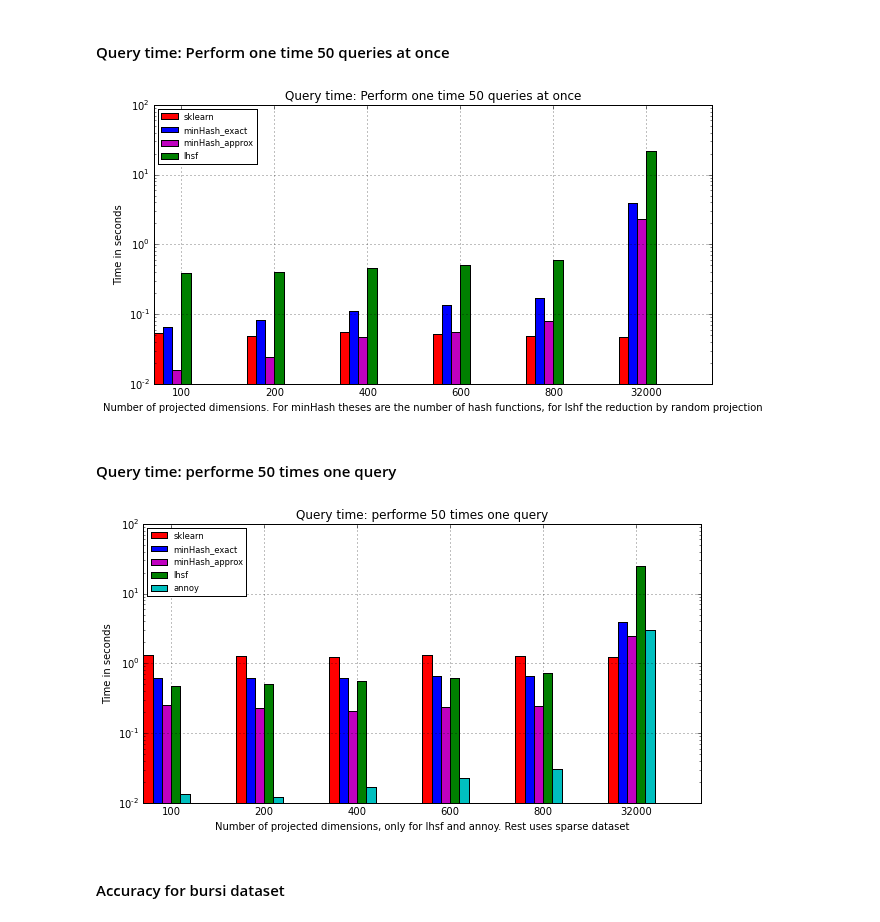
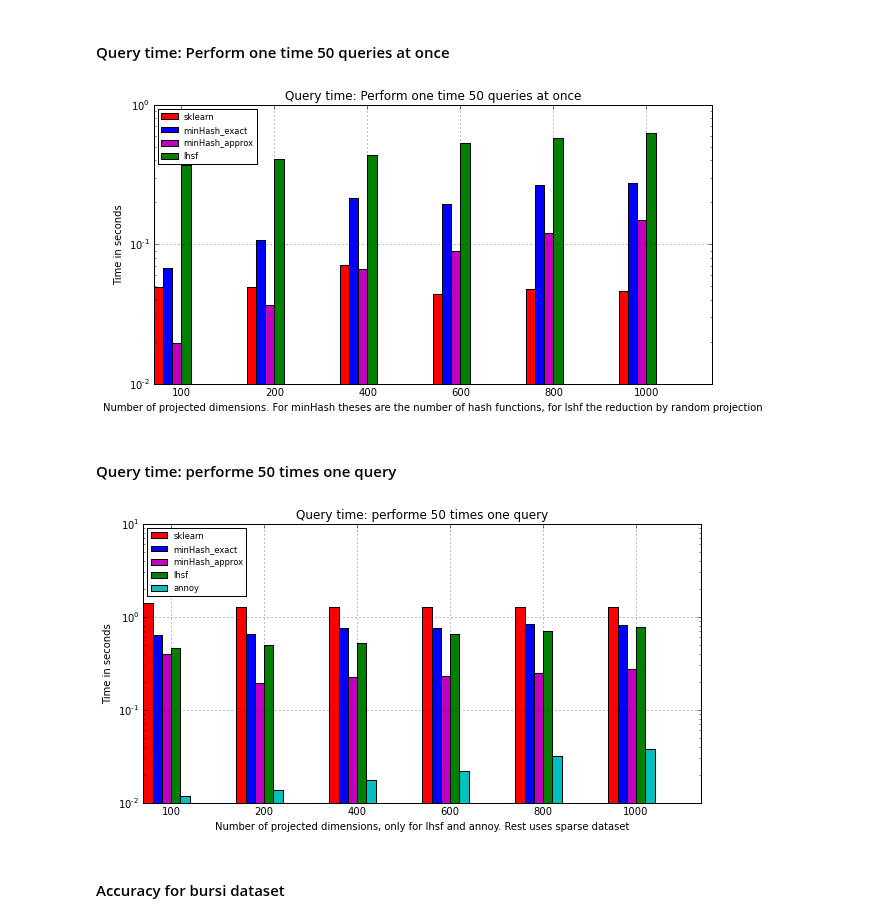
Before and after one commit to joachimwolff/sparse-neighbors-search, a Jupyter notebook: example/Bursi_dataset.ipynb, the cells around one changed output. Saved outputs shown, nothing was run; the diff lists cells and outputs as text; code cells hidden in the pictures.

```diff
--- a/example/Bursi_dataset.ipynb
+++ b/example/Bursi_dataset.ipynb
@@ -44,29 +44,29 @@ Wall time: 28.3 s
 # %% [markdown]
 Computed on Intel i5-5200U 2.2 GHz, 8 GB RAM, Ubuntu Linux 14.04
 # %%
-n_neighbors_sklearn = 5
-n_neighbors_minHash = 5
+n_neighbors_sklearn = 10
+n_neighbors_minHash = 10
 returnValuesBursi = measure_performance(datasetBursi, n_neighbors_sklearn, n_neighbors_minHash,
-                                        number_of_hashfunctions=[100, 200, 400, 600, 800, 32000])
+                                        number_of_hashfunctions=[100, 200, 400, 600, 800, 1000])
 # %% [markdown]
 #### Query time: Perform one time 50 queries at once
 # %%
 plotData(data=returnValuesBursi[9:13], color=["r", "b", "m", "g"], label=["sklearn", "minHash_exact", "minHash_approx", "lhsf"],
-        xticks=["100", "200", "400", "600", "800", "32000"], ylabel="Time in seconds", number_of_instances=6,
+        xticks=["100", "200", "400", "600", "800", "1000"], ylabel="Time in seconds", number_of_instances=6,
         xlabel="Number of projected dimensions. For minHash theses are the number of hash functions, for lshf the reduction by random projection",
          number_of_features=1, title='Query time: Perform one time 50 queries at once')
 # %% [output]
-[figure, old version]
+[figure, new version]
 # %% [markdown]
 #### Query time: performe 50 times one query
 # %%
 plotData(data=returnValuesBursi[4:9], color=["r", "b", "m", "g", "c"], label=["sklearn", "minHash_exact", "minHash_approx", "lhsf", "annoy"],
-        xticks=["100", "200", "400", "600", "800", "32000"], ylabel="Time in seconds",
+        xticks=["100", "200", "400", "600", "800", "1000"], ylabel="Time in seconds",
          xlabel="Number of projected dimensions, only for lhsf and annoy. Rest uses sparse dataset",
          number_of_instances=6,
         number_of_features=1, title='Query time: performe 50 times one query')
 # %% [output]
-[figure, old version]
+[figure, new version]
 # %% [markdown]
 #### Accuracy for bursi dataset
 # %%
```
Also changed, not shown: parts of 8 cells of this notebook.
